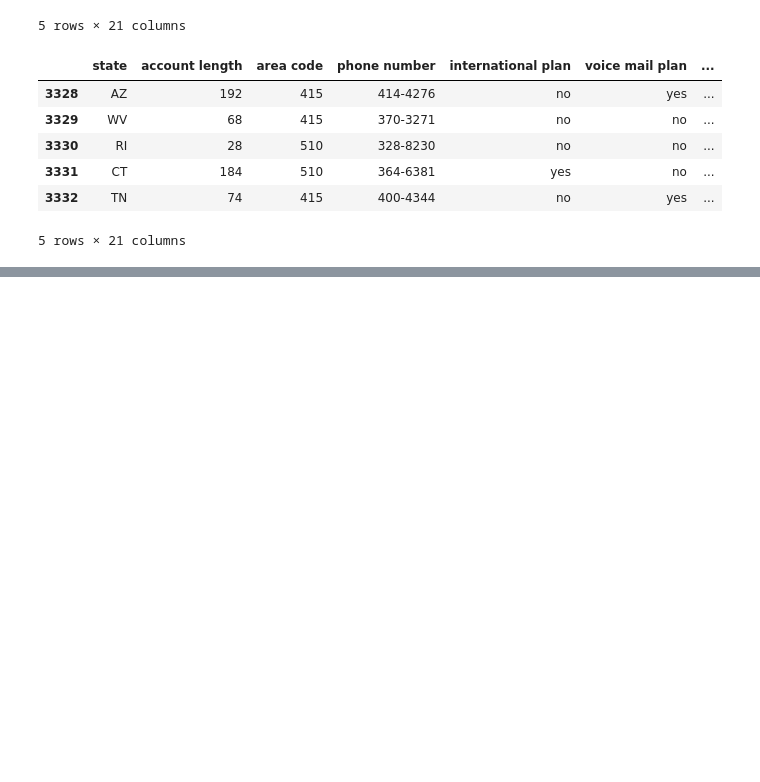
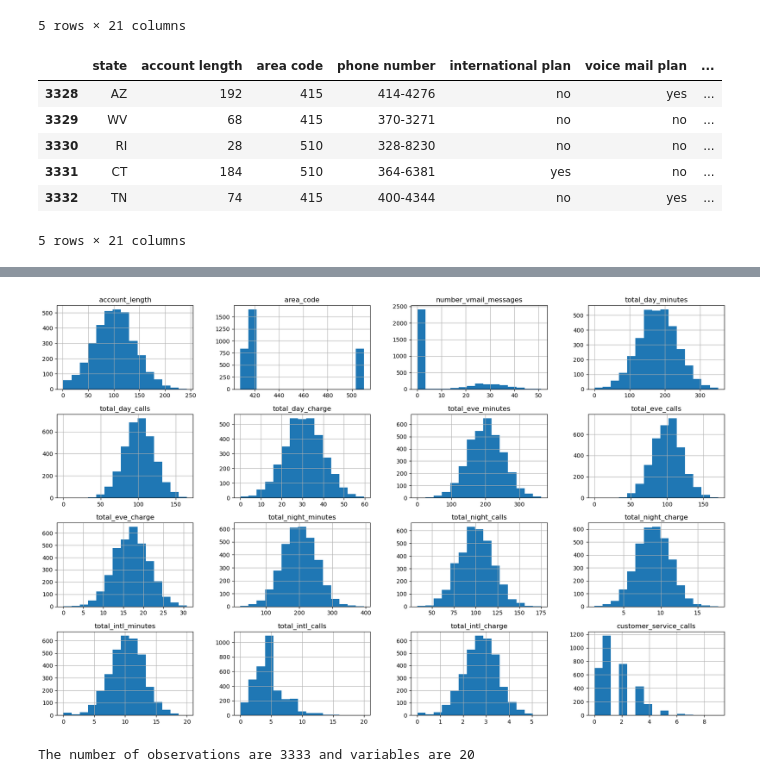
Before and after one commit to Petina-leni/phase_3_project, a Jupyter notebook: phase_3_project.ipynb, the cells around one changed output, grey strips where cells are left out. Cells and saved outputs as stored; diff of their text form; code cells hidden in the pictures; blank space fills up the shorter version.

```diff
--- a/phase_3_project.ipynb
+++ b/phase_3_project.ipynb
@@ -78,0 +353,3 @@ df()
+# %%
+# dropping of irrelevant column
+df=df.drop('phone number', axis=1)
@@ -78,0 +368,4 @@ df()
+# %%
+# replacing wide space with (_)
+df.columns = df.columns.str.replace(' ', '_')
+df.columns
@@ -78,0 +381,12 @@ df()
+# %%
+# Identify columns with unique values
+unique_value_columns = [col for col in df.columns if df[col].nunique() == len(df)]
+
+# Drop columns with unique values
+df = df.drop(columns=unique_value_columns)
+
+# Print the columns that were removed
+if unique_value_columns:
+    print("Removed columns with unique values:", unique_value_columns)
+else:
+    print("No columns with unique values were found.")
@@ -78,0 +395,12 @@ df()
+# %%
+# Identify columns with zero variance (constant columns)
+zero_variance_columns = [col for col in df.columns if df[col].nunique() == 1]
+
+# Drop columns with zero variance
+df = df.drop(columns=zero_variance_columns)
+
+# Print the columns that were removed
+if zero_variance_columns:
+    print("Removed columns with zero variance:", zero_variance_columns)
+else:
+    print("No columns with zero variance were found.")
@@ -78,0 +447,9 @@ df()
+# %%
+df.hist(bins=15, figsize=(21,13)); # distribution of columns
+# %% [output]
+[figure, added]
+# %%
+# checking  how many observations and variables are in the datase
+print(f'The number of observations are {df.shape[0]} and variables are {df.shape[1]}')
+# %% [output]
+The number of observations are 3333 and variables are 20
```
Also changed, not shown: parts of 100 cells of this notebook, 3 other files.
